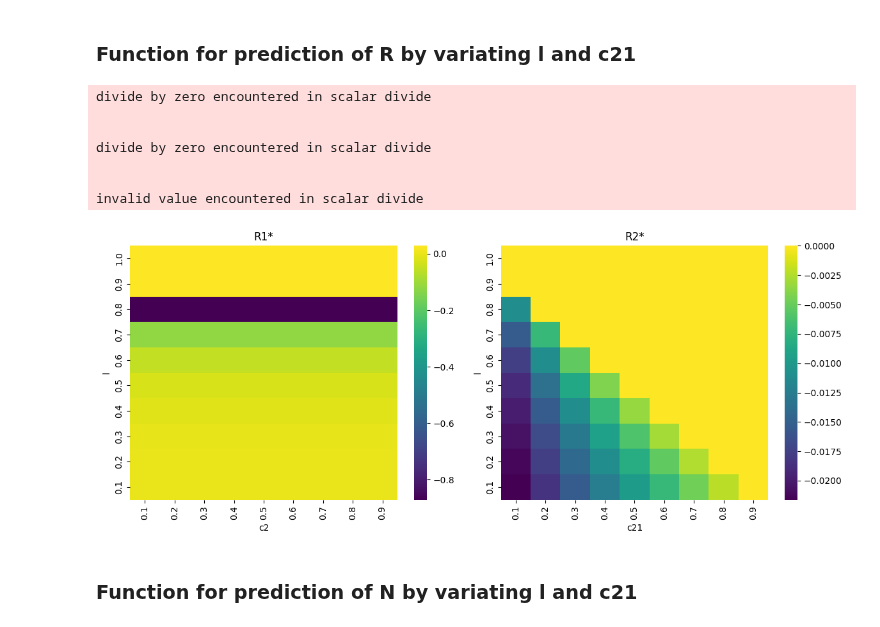
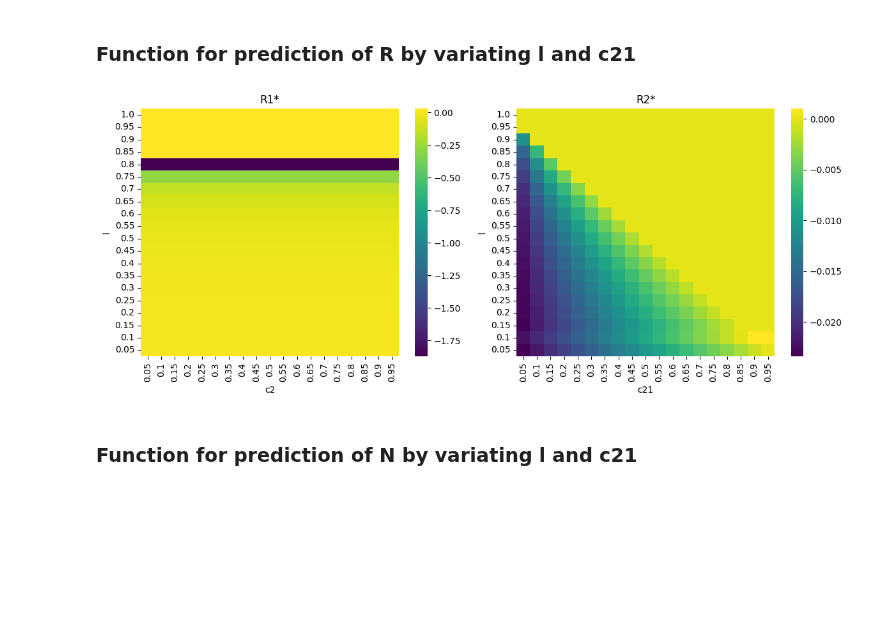
Before and after one commit to GiveMe1Coffee/m6-consumer-resource-model, a Jupyter notebook: M6_project.ipynb, the cells around one changed output. Saved outputs shown, nothing was run; the diff lists cells and outputs as text; code cells hidden in the pictures; blank space fills up the shorter version.

```diff
--- a/M6_project.ipynb
+++ b/M6_project.ipynb
@@ -1673,7 +1691,7 @@ def heatmaps_predictions_R_for_l_and_c21(n):
   x_labels1 = [str(int(tick+1) / n) for tick in x_ticks1]
   y_labels1 = [str(int(tick+1) / n) for tick in y_ticks1]
   ax1.set_xticklabels(x_labels1, rotation = 90)
-  ax1.set_yticklabels(y_labels1)
+  ax1.set_yticklabels(y_labels1, rotation = 0)
   ax1.set_xlabel('c2')
   ax1.set_ylabel('l')
   ax1.invert_yaxis()
@@ -1687,7 +1705,7 @@ def heatmaps_predictions_R_for_l_and_c21(n):
   x_labels2 = [str(int(tick+1) / n) for tick in x_ticks2]
   y_labels2 = [str(int(tick+1) / n) for tick in y_ticks2]
   ax2.set_xticklabels(x_labels2, rotation = 90)
-  ax2.set_yticklabels(y_labels2)
+  ax2.set_yticklabels(y_labels2, rotation = 0)
   ax2.set_xlabel('c21')
   ax2.set_ylabel('l')
   ax2.invert_yaxis()
@@ -1695,17 +1713,12 @@ def heatmaps_predictions_R_for_l_and_c21(n):
 
   plt.tight_layout()
   plt.show()
-# %%
-heatmaps_predictions_R_for_l_and_c21(10)
-# %% [output]
-divide by zero encountered in scalar divide
-
-
-divide by zero encountered in scalar divide
-
-
-invalid value encountered in scalar divide
-[figure, removed]
+# %%
+with warnings.catch_warnings():
+  warnings.simplefilter("ignore")
+  heatmaps_predictions_R_for_l_and_c21(20)
+# %% [output]
+[figure, added]
 # %% [markdown]
 ### Function for prediction of N by variating l and c21
 # %%
```
Also changed, not shown: parts of 24 cells of this notebook.
